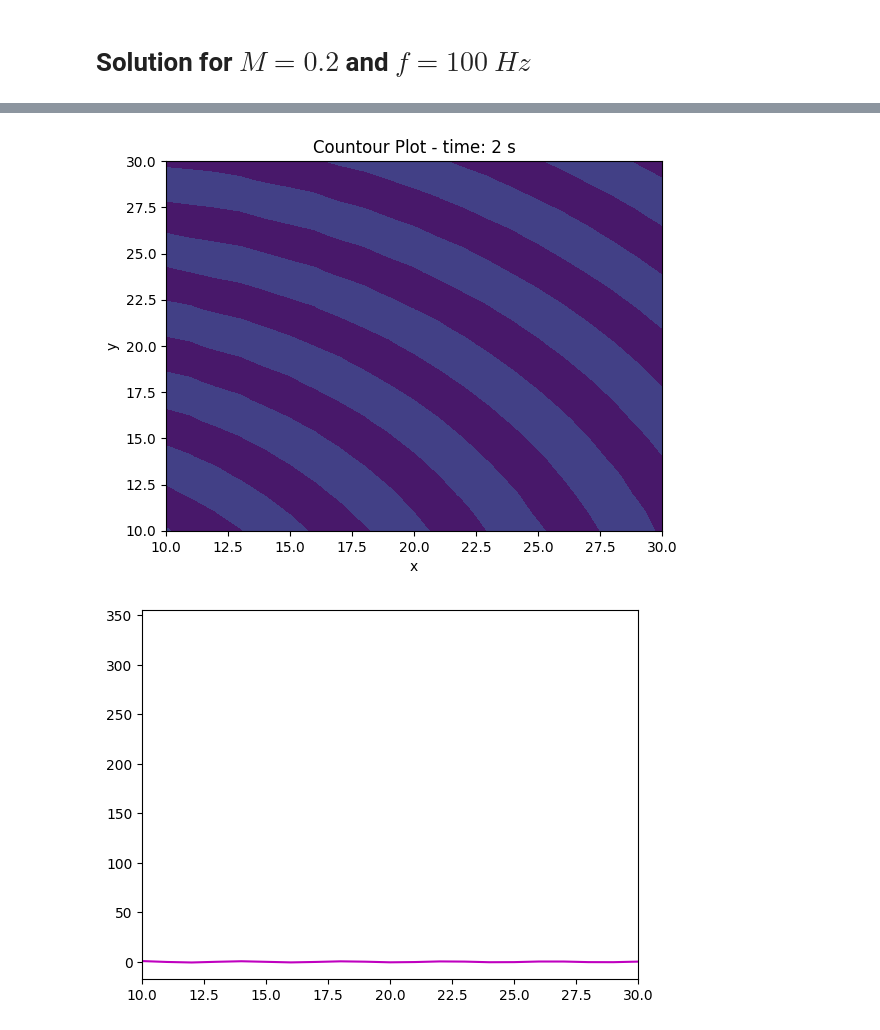
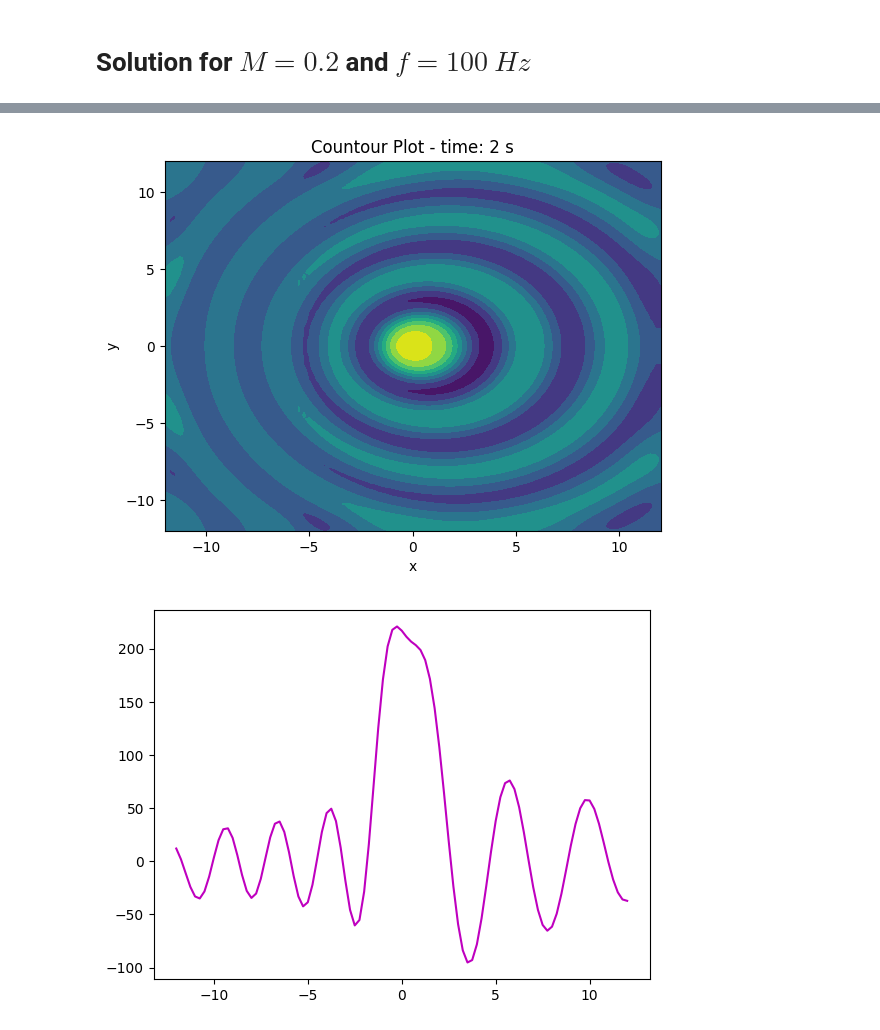
Before and after one commit to Widmark-Kaue/Aeroacoustics-Monopole-Errors, a Jupyter notebook: scripts/analyticalSolutions.ipynb, the cells around one changed output, grey strips where cells are left out. Saved outputs shown, nothing was run; the diff lists cells and outputs as text; code cells hidden in the pictures.

```diff
--- a/scripts/analyticalSolutions.ipynb
+++ b/scripts/analyticalSolutions.ipynb
@@ -105,27 +103,27 @@ monopoleFlowSy(
 # %%
-file_path  = PATH_ANALYTICAL.joinpath('monopole_100Hz.json')
+file_path  = PATH_ANALYTICAL.joinpath('monopole_100Hz_M0.2.json')
 with open(file_path, 'r') as file:
     mono = load(file)
     nx = mono['nx']
     ny = mono['ny']
     ypos  = np.linspace(mono['ylim'][0], mono['ylim'][1], ny).searchsorted(0)
     x  = np.linspace(mono['xlim'][0], mono['xlim'][1], nx)
     X = mono['X']
     Y = mono['Y']
     pressure = mono['time']
 
 
 
 plt.contourf(X, Y, np.array(pressure['2']).T)
 plt.xlabel('x')
 plt.ylabel('y')
 
 plt.title('Countour Plot - time: 2 s')
 plt.show()
 
 p = np.array(pressure['2']).T[ypos]
 plt.plot(x, p, 'm')
 plt.show()
 # %% [output]
-[figure, old version]
+[figure, new version]
-[figure, old version]
+[figure, new version]
```
Also changed, not shown: parts of 3 cells of this notebook, 1 other file.
